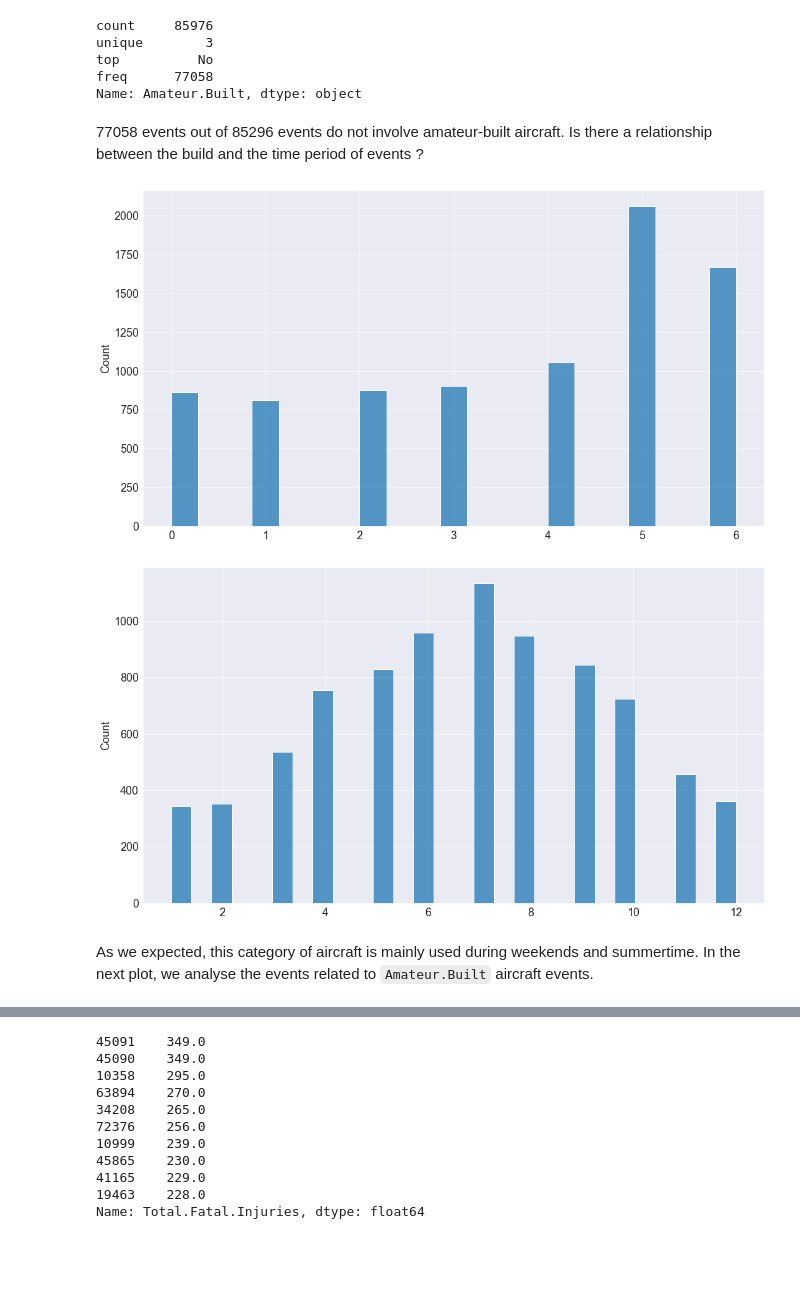
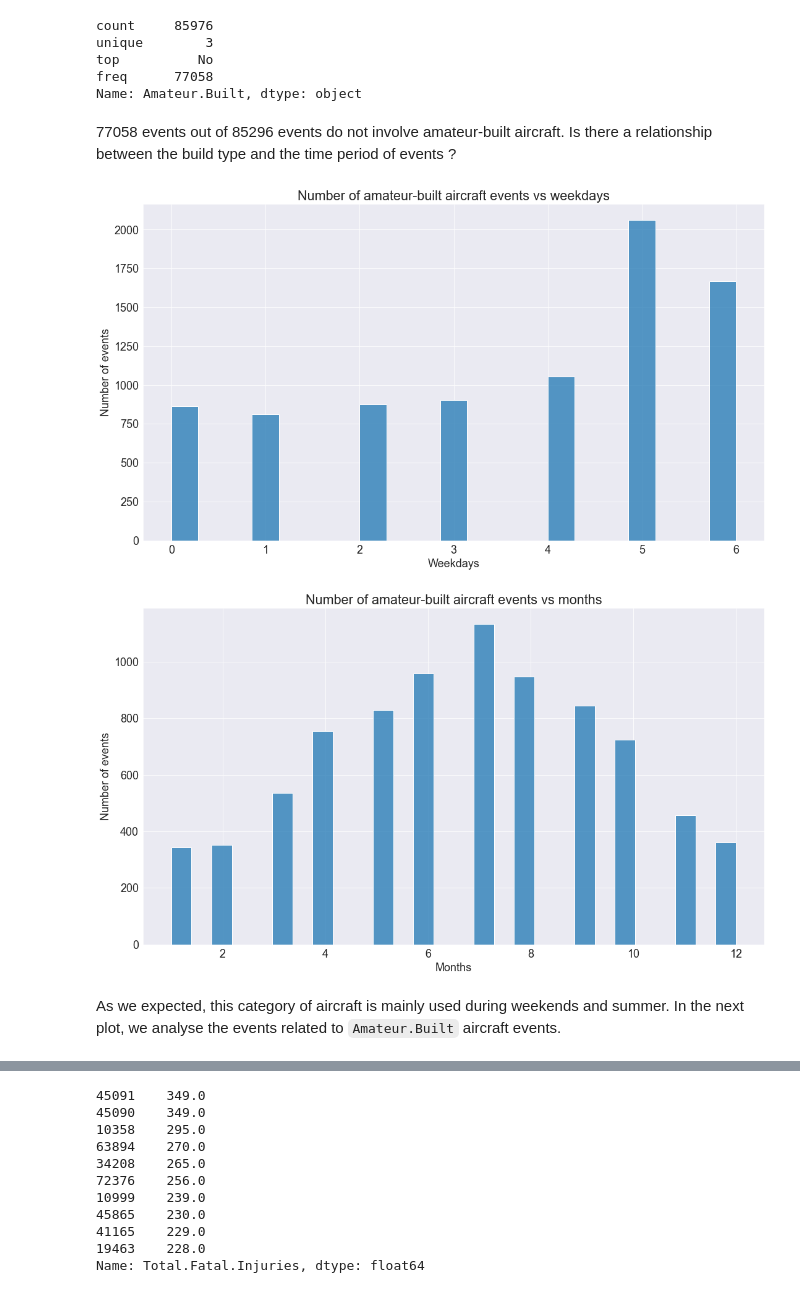
Before and after one commit to zaitrik/aviation_stats, a Jupyter notebook: aviation_stats.ipynb, the cells around one changed output, grey strips where cells are left out. Drawn from its saved outputs; the diff is of its cells as text; code cells hidden in the pictures; blank space fills up the shorter version.

```diff
--- a/aviation_stats.ipynb
+++ b/aviation_stats.ipynb
@@ -267,16 +286,18 @@ top          No
 freq      77058
 Name: Amateur.Built, dtype: object
 # %% [markdown]
-77058 events out of 85296 events do not involve amateur-built aircraft. Is there a relationship between the build and the time period of events ?
+77058 events out of 85296 events do not involve amateur-built aircraft. Is there a relationship between the build type and the time period of events ?
 # %%
 x = aviation_ds[aviation_ds['Amateur.Built'] == 'Yes']['Event.Weekday']
 y = aviation_ds[aviation_ds['Amateur.Built'] == 'Yes']['Event.Month']
-sns.histplot(x =x.values);
+fig = sns.histplot(x =x.values);
+fig.set(xlabel = 'Weekdays', ylabel = 'Number of events', title = 'Number of amateur-built aircraft events vs weekdays');
 plt.figure()
-sns.histplot(x = y.values);
+fig = sns.histplot(x = y.values);
+fig.set(xlabel = 'Months', ylabel = 'Number of events', title = 'Number of amateur-built aircraft events vs months');
 # %% [output]
-[figure, old version]
+[figure, new version]
-[figure, old version]
+[figure, new version]
 # %% [markdown]
-As we expected, this category of aircraft is mainly used during weekends and summertime. In the next plot, we analyse the events related to `Amateur.Built` aircraft events.
+As we expected, this category of aircraft is mainly used during weekends and summer. In the next plot, we analyse the events related to `Amateur.Built` aircraft events.
 # %%
```
Also changed, not shown: parts of 35 cells of this notebook.
